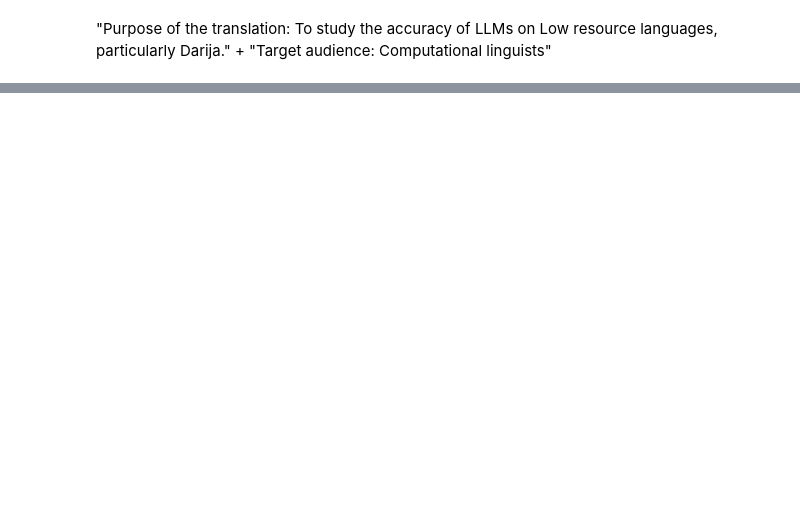
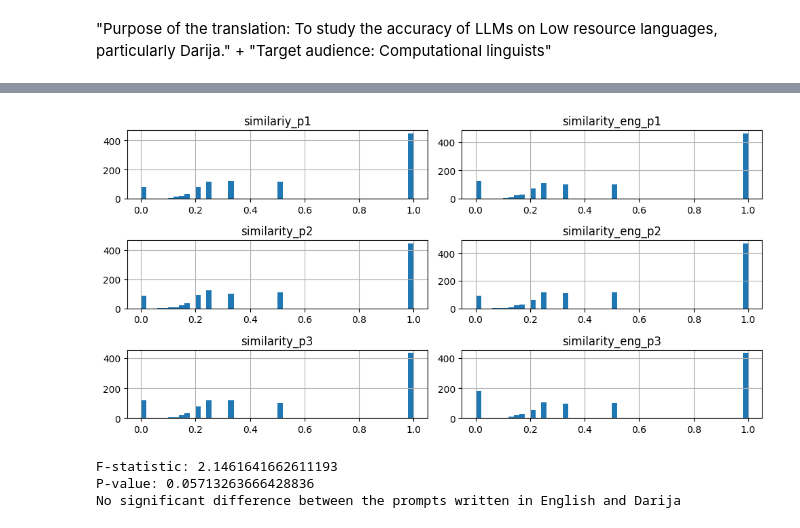
Before and after one commit to yassir28/Darija-LLMs, a Jupyter notebook: verbs v2.ipynb/2. persona.ipynb, the cells around one changed output, grey strips where cells are left out. Cells and saved outputs as stored; diff of their text form; code cells hidden in the pictures; blank space fills up the shorter version.

```diff
--- a/verbs v2.ipynb/2. persona.ipynb
+++ b/verbs v2.ipynb/2. persona.ipynb
@@ -80,0 +102,11 @@ work from now on is with average. Makes sense than threshold.
+# %%
+dataset = df.copy()
+columns_to_delete = ['n2', 'n3', 'n4', 'n5', 'n6']
+dataset.drop(columns=columns_to_delete, inplace=True)
+
+dataset['p1_transl'] = dataset['darija_ar'].apply(p1_translate_)
+dataset['eng_p1_transl'] = dataset['darija_ar'].apply(eng_p1_translate_)
+dataset['p2_transl'] = dataset['darija_ar'].apply(p2_translate_)
+dataset['eng_p2_transl'] = dataset['darija_ar'].apply(eng_p2_translate_)
+dataset['p3_transl'] = dataset['darija_ar'].apply(p3_translate_)
+dataset['eng_p3_transl'] = dataset['darija_ar'].apply(eng_p3_translate_)
@@ -80,0 +216,27 @@ work from now on is with average. Makes sense than threshold.
+# %%
+import matplotlib.pyplot as plt
+
+dataset.hist(bins=50, figsize=(10,5))
+
+plt.tight_layout()
+plt.grid(True)
+plt.show()
+# %% [output]
+[figure, added]
+# %%
+from scipy.stats import f_oneway
+
+f_stat, p_value = f_oneway(p1_s, ep1_s, p2_s, ep2_s, p3_s, ep3_s)
+
+
+print(f"F-statistic: {f_stat}")
+print(f"P-value: {p_value}")
+
+if p_value < 0.05:
+    print("Significant difference between the prompts written in English and Darija")
+else:
+    print("No significant difference between the prompts written in English and Darija")
+# %% [output]
+F-statistic: 2.1461641662611193
+P-value: 0.05713263666428836
+No significant difference between the prompts written in English and Darija
```
Also changed, not shown: parts of 14 cells of this notebook, 19 other files.
